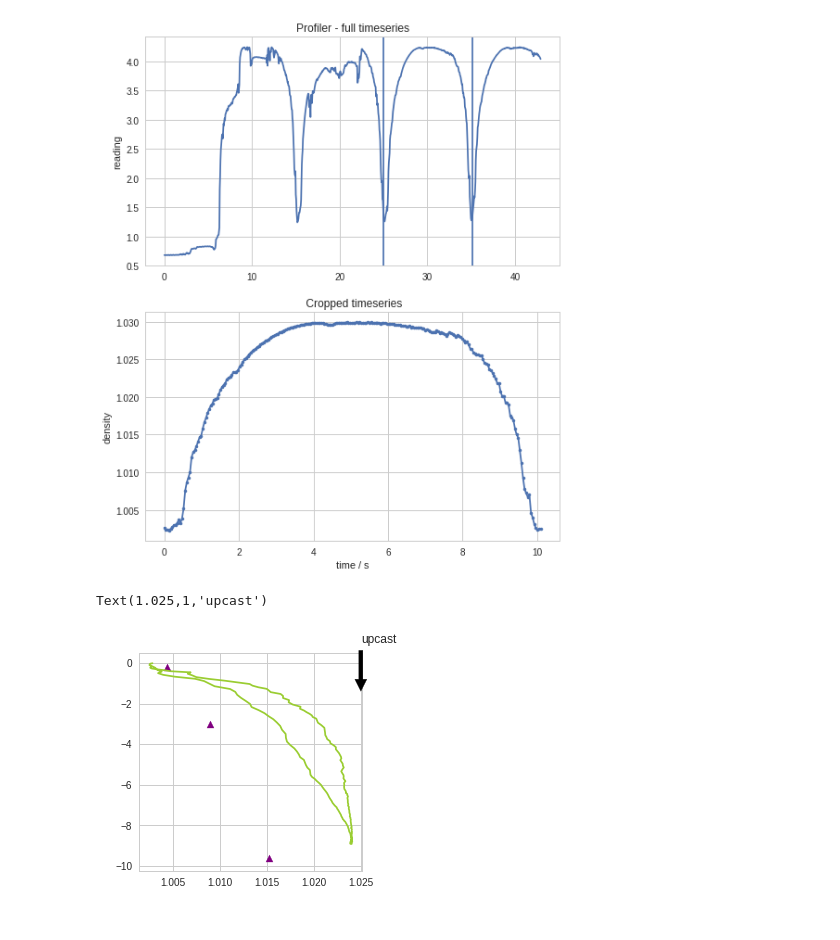
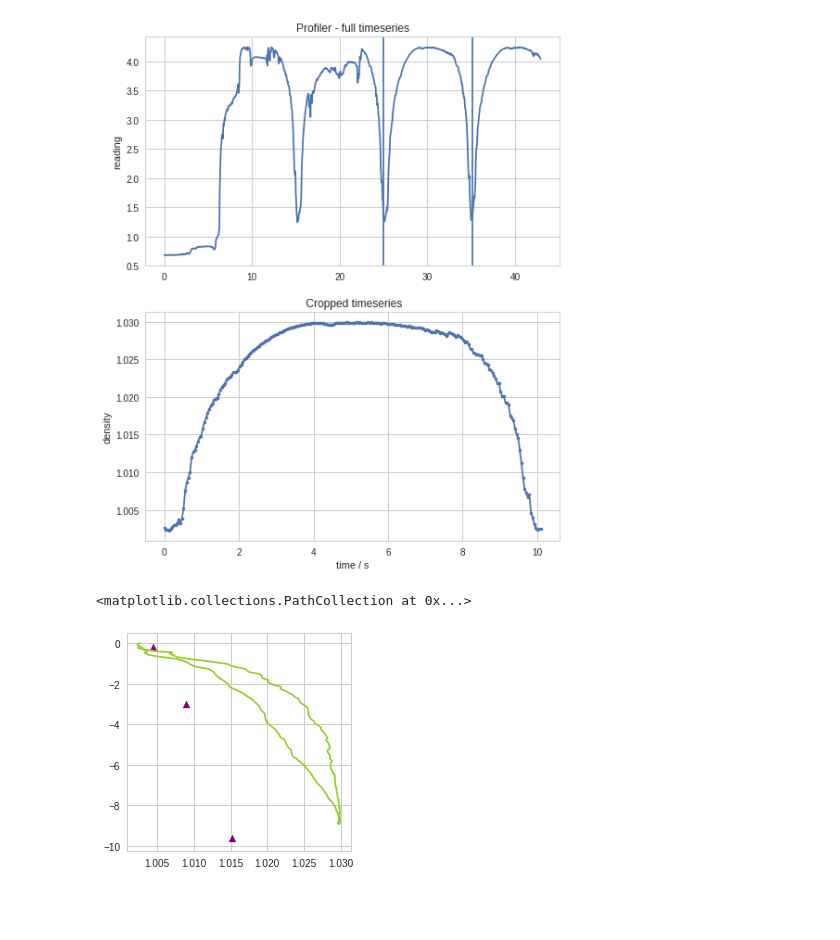
Before and after one commit to UBC-MOAD/MultipleCanyons, a Jupyter notebook: lab/Conduino/notebooks/track_profiler.ipynb, the cells around one changed output. Cells and saved outputs as stored; diff of their text form; code cells hidden in the pictures; blank space fills up the shorter version.

```diff
--- a/lab/Conduino/notebooks/track_profiler.ipynb
+++ b/lab/Conduino/notebooks/track_profiler.ipynb
@@ -28,7 +28,7 @@ sns.set_style('whitegrid')
 sns.set_context('notebook')
 # %%
 # Find interp function velocity of the profiler
-df = pd.read_csv('../profiler_tracking_11jun19.txt', delim_whitespace=True, header=1)
+df = pd.read_csv('/ocean/kramosmu/MultipleCanyons/lab/Conduino/scripts/profiler_tracking_11jun19.txt', delim_whitespace=True, header=1)
 
 time_p = np.array(df['t'][:])
 ydist = np.array(df['y'][:])
@@ -218,27 +218,20 @@ Text(0.5,0,'time / s')
 # %%
 filepath = '../../Conduino/experiments/exp_03jul19/profile02.mat'
 ini = 582
 end = 818
 
 fig, ax = plt.subplots(1,1,figsize=(4,4))
 mat = sio.loadmat(filepath, squeeze_me=True)
 P3 = mat['ch3'] #dens_C(mat['ch2'])
 time_cond = mat['time']
 
 time_int = time_cond[ind:end]-time_cond[ind]
 dist_int = ptools.profiler_11jun(time_int)
 
-ax.plot(ctools.densP_02May19(P3[ind:end]),dist_int, label='profiler', color='yellowgreen')
+ax.plot(ctools.densP_06Jul19(P3[ind:end]),dist_int, label='profiler', color='yellowgreen')
 ax.scatter(1.00893,-3.0, marker='^', color='purple')
 ax.scatter(1.01519,-9.6, marker='^', color='purple')
 ax.scatter(1.00445,-0.2, marker='^', color='purple')
-
-ax.annotate('downcast', xy=(1.0275, -3.5), xytext=(1.015, -6),
-            arrowprops=dict(facecolor='black', shrink=0.05),
-            )
-ax.annotate('upcast', xy=(1.025, -1.5), xytext=(1.025, 1),
-            arrowprops=dict(facecolor='black', shrink=0.05),
-            )
 # %% [output]
-Text(1.025,1,'upcast')
+<matplotlib.collections.PathCollection at 0x...>
-[figure, old version]
+[figure, new version]
```
Also changed, not shown: parts of 7 cells of this notebook, 6 other files.
